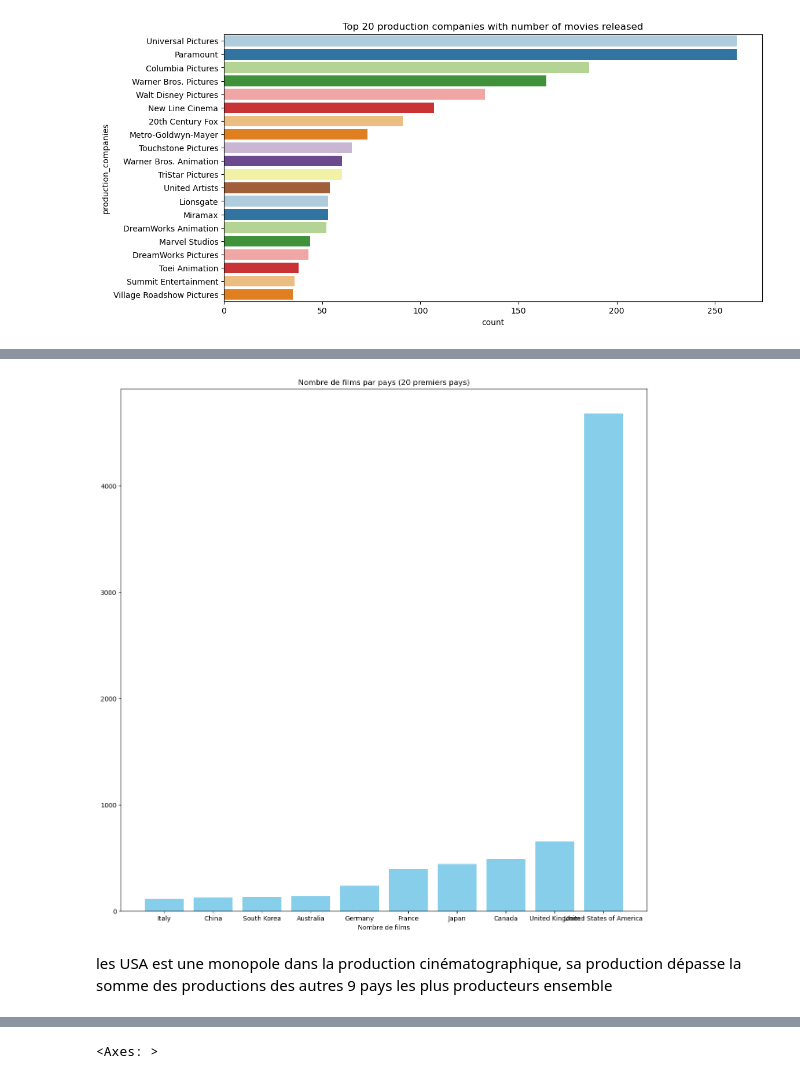
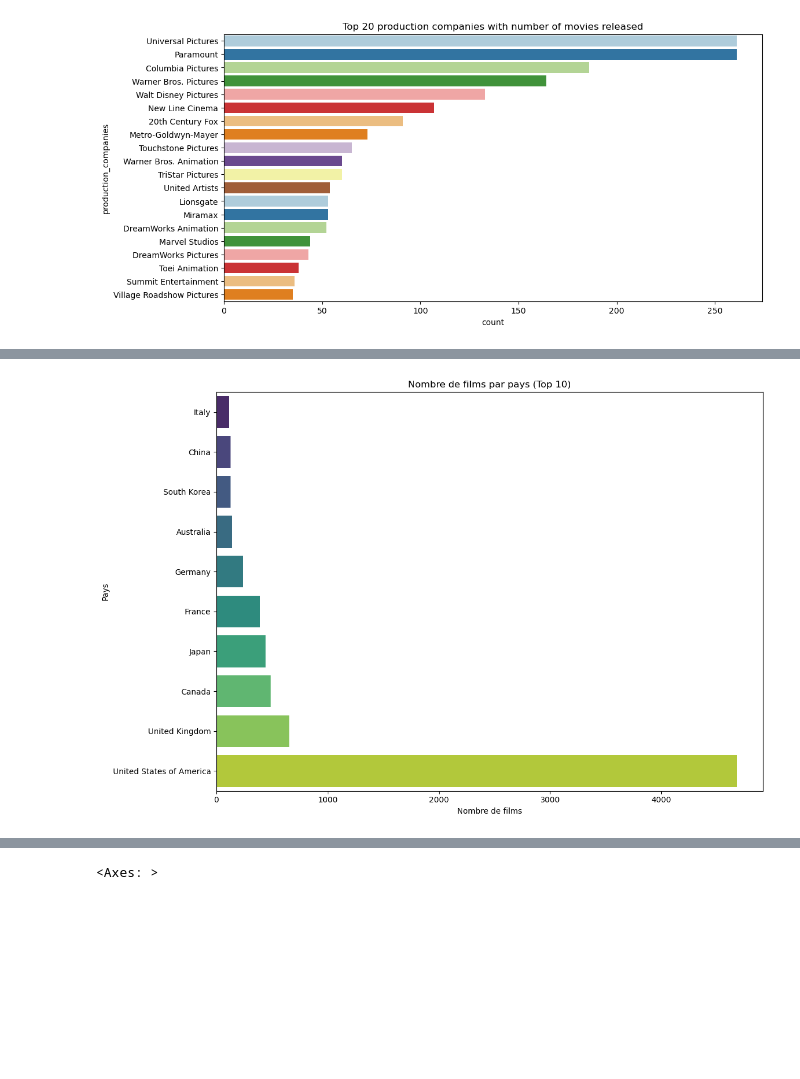
Before and after one commit to yassprogramme/Python_ENSAE_2A_app, a Jupyter notebook: Notebook.ipynb, the cells around one changed output, grey strips where cells are left out. Drawn from its saved outputs; the diff is of its cells as text; code cells hidden in the pictures; blank space fills up the shorter version.

```diff
--- a/Notebook.ipynb
+++ b/Notebook.ipynb
@@ -443,17 +366,17 @@ ValueError: Image size of 219808x85360 pixels is too large. It must be less than
 # %%
-# Compter le nombre de films par pays
+# On compte le nombre de films par pays
 films_par_pays = movies_data['production_countries'].value_counts().reset_index()
 films_par_pays.columns = ['Pays', 'Nombre de films']
 films_par_pays = films_par_pays.sort_values('Nombre de films', ascending=True)
 
-# Garder uniquement les 10 premiers pays pour l'affichage
+# On garde uniquement les 10 premiers pays pour l'affichage
 top_countries_to_keep = 10
-plt.figure(figsize=(15, 15))
-plt.bar(films_par_pays['Pays'].iloc[-top_countries_to_keep:], films_par_pays['Nombre de films'].iloc[-top_countries_to_keep:], color='skyblue')
+plt.figure(figsize=(12, 8))
+sns.barplot(x='Nombre de films', y='Pays', data=films_par_pays.tail(top_countries_to_keep), palette='viridis')
 plt.xlabel('Nombre de films')
-plt.title('Nombre de films par pays (10 premiers pays)')
+plt.ylabel('Pays')
+plt.title('Nombre de films par pays (Top 10)')
+plt.tight_layout()
 plt.show()
 # %% [output]
-[figure, old version]
+[figure, new version]
-# %% [markdown]
-les USA est une monopole dans la production cinématographique, sa production dépasse la somme des productions des autres 9 pays les plus producteurs ensemble
```
Also changed, not shown: parts of 69 cells of this notebook, 1 other file.
